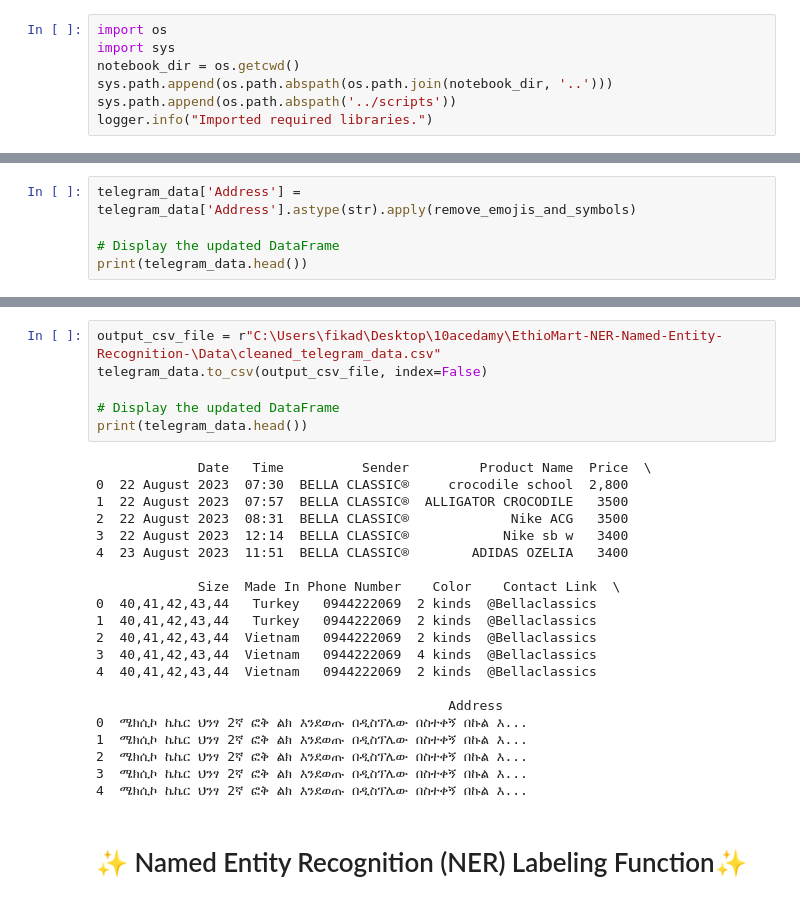
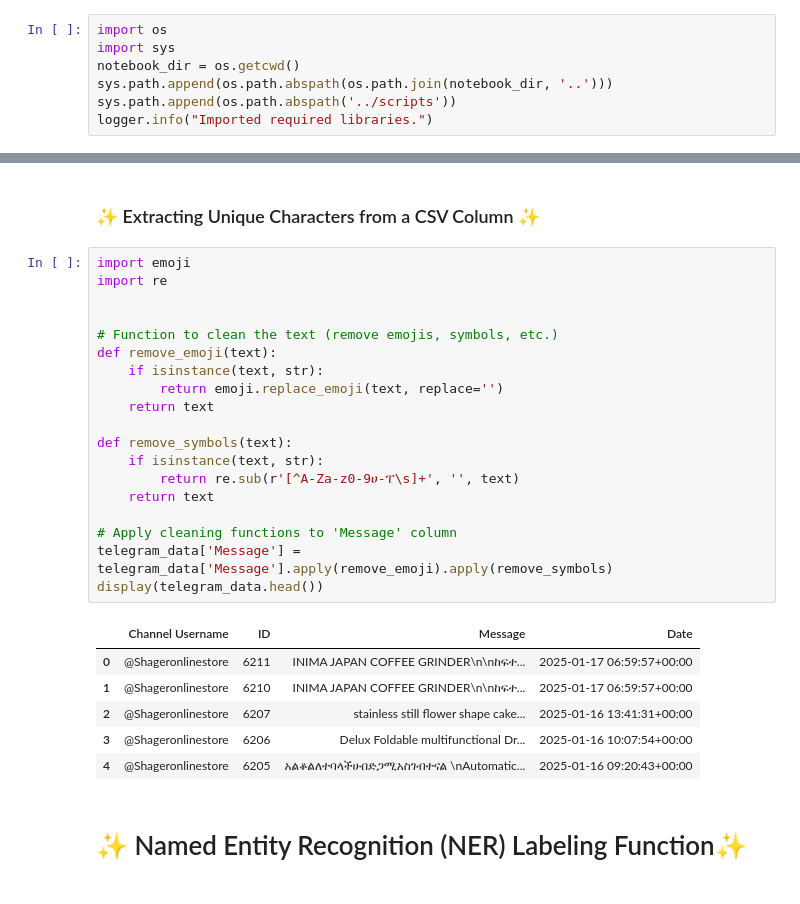
Before and after one commit to Elelanfik/EthioMart-NER-Named-Entity-Recognition-, a Jupyter notebook: Noteebook/Data Ingestion and Data Preprocessing.ipynb, the cells around one changed output, grey strips where cells are left out. Saved outputs shown, nothing was run; the diff lists cells and outputs as text.

```diff
--- a/Noteebook/Data Ingestion and Data Preprocessing.ipynb
+++ b/Noteebook/Data Ingestion and Data Preprocessing.ipynb
@@ -240,5 +204,0 @@ def remove_emojis_and_symbols(text):
-# %%
-telegram_data['Address'] = telegram_data['Address'].astype(str).apply(remove_emojis_and_symbols)
-
-# Display the updated DataFrame
-print(telegram_data.head())
@@ -266,30 +205,39 @@ print(telegram_data.head())
-# %%
-output_csv_file = r"C:\Users\fikad\Desktop\10acedamy\EthioMart-NER-Named-Entity-Recognition-\Data\cleaned_telegram_data.csv"
-telegram_data.to_csv(output_csv_file, index=False)
-
-# Display the updated DataFrame
-print(telegram_data.head())
-# %% [output]
-             Date   Time          Sender         Product Name  Price  \
-0  22 August 2023  07:30  BELLA CLASSIC®     crocodile school  2,800
-1  22 August 2023  07:57  BELLA CLASSIC®  ALLIGATOR CROCODILE   3500
-2  22 August 2023  08:31  BELLA CLASSIC®             Nike ACG   3500
-3  22 August 2023  12:14  BELLA CLASSIC®            Nike sb w   3400
-4  23 August 2023  11:51  BELLA CLASSIC®        ADIDAS OZELIA   3400
-
-             Size  Made In Phone Number    Color    Contact Link  \
-0  40,41,42,43,44   Turkey   0944222069  2 kinds  @Bellaclassics
-1  40,41,42,43,44   Turkey   0944222069  2 kinds  @Bellaclassics
-2  40,41,42,43,44  Vietnam   0944222069  2 kinds  @Bellaclassics
-3  40,41,42,43,44  Vietnam   0944222069  4 kinds  @Bellaclassics
-4  40,41,42,43,44  Vietnam   0944222069  2 kinds  @Bellaclassics
-
-                                             Address
-0  ሜክሲኮ ኬኬር ህንፃ 2ኛ ፎቅ ልክ እንደወጡ በዲስፕሌው በስተቀኝ በኩል እ...
-1  ሜክሲኮ ኬኬር ህንፃ 2ኛ ፎቅ ልክ እንደወጡ በዲስፕሌው በስተቀኝ በኩል እ...
-2  ሜክሲኮ ኬኬር ህንፃ 2ኛ ፎቅ ልክ እንደወጡ በዲስፕሌው በስተቀኝ በኩል እ...
-3  ሜክሲኮ ኬኬር ህንፃ 2ኛ ፎቅ ልክ እንደወጡ በዲስፕሌው በስተቀኝ በኩል እ...
-4  ሜክሲኮ ኬኬር ህንፃ 2ኛ ፎቅ ልክ እንደወጡ በዲስፕሌው በስተቀኝ በኩል እ...
+# %% [markdown]
+<style>
+    h3 {
+        color: #ff1199;
+        text-shadow: 2px 2px 5px #000;
+        font-family: "Comic Sans MS", sans-serif;
+    }
+</style>
+
+<h3>✨   Extracting Unique Characters from a CSV Column ✨</h3>
+# %%
+import emoji
+import re
+
+
+# Function to clean the text (remove emojis, symbols, etc.)
+def remove_emoji(text):
+    if isinstance(text, str):
+        return emoji.replace_emoji(text, replace='')
+    return text
+
+def remove_symbols(text):
+    if isinstance(text, str):
+        return re.sub(r'[^A-Za-z0-9ሀ-ፐ\s]+', '', text)
+    return text
+
+# Apply cleaning functions to 'Message' column
+telegram_data['Message'] = telegram_data['Message'].apply(remove_emoji).apply(remove_symbols)
+display(telegram_data.head())
+# %% [output]
+|  | Channel Username | ID | Message | Date |
+| 0 | @Shageronlinestore | 6211 | INIMA JAPAN COFFEE GRINDER\n\nከፍተ... | 2025-01-17 06:59:57+00:00 |
+| 1 | @Shageronlinestore | 6210 | INIMA JAPAN COFFEE GRINDER\n\nከፍተ... | 2025-01-17 06:59:57+00:00 |
+| 2 | @Shageronlinestore | 6207 | stainless still flower shape cake... | 2025-01-16 13:41:31+00:00 |
+| 3 | @Shageronlinestore | 6206 | Delux Foldable multifunctional Dr... | 2025-01-16 10:07:54+00:00 |
+| 4 | @Shageronlinestore | 6205 | አልቆልለተባላችሁበድጋሚአስገብተናል \nAutomatic... | 2025-01-16 09:20:43+00:00 |
 # %% [markdown]
 <style>
     h1 {
```
Also changed, not shown: parts of 25 cells of this notebook, 2 other files.
